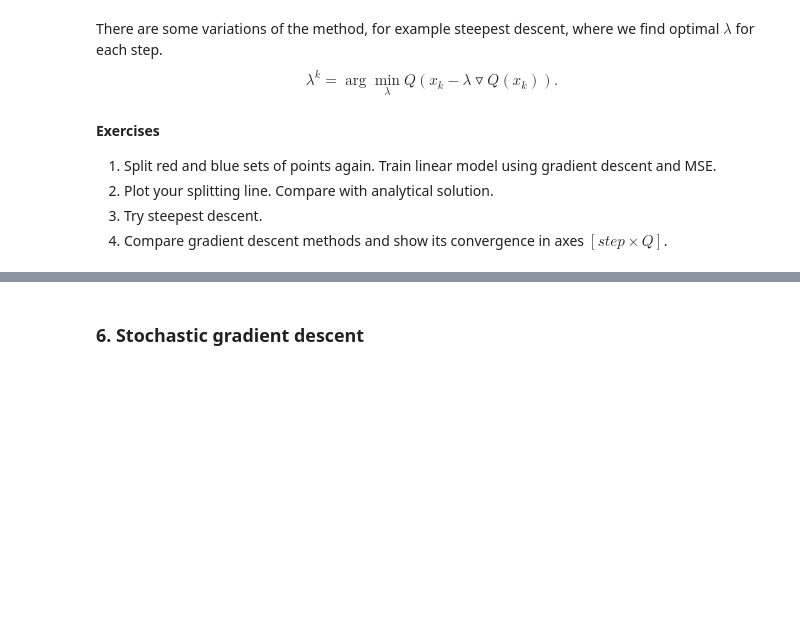
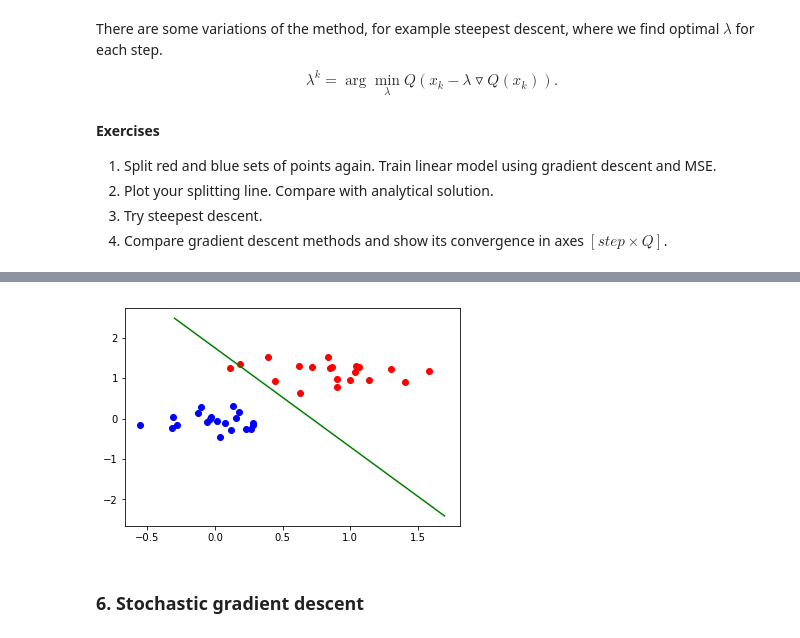
Before and after one commit to ahmados/renju, a Jupyter notebook: lab-1.ipynb, the cells around one changed output, grey strips where cells are left out. Drawn from its saved outputs; the diff is of its cells as text; code cells hidden in the pictures; blank space fills up the shorter version.

```diff
--- a/lab-1.ipynb
+++ b/lab-1.ipynb
@@ -439,3 +459,19 @@ $$\lambda^{k} = \arg\min_{\lambda}Q(x_k - \lambda\triangledown Q(x_k)).$$
+# %%
+ones = np.ones((40, 1))
+normal = np.concatenate((normalred, normalblue), axis=0)
+normal = np.concatenate((normal, ones), axis = 1)
+labels = np.zeros((40, 1))
+for i in range(20):
+    labels[i] = 1
+for i in range(20):
+    labels[20 + i] = -1
+w = np.dot(np.dot(inv(np.dot(np.transpose(normal), normal)), np.transpose(normal)), labels)
+
+x = np.arange(-0.3, 1.8, 0.1)
+plt.plot(xred, yred, 'ro', xblue, yblue, 'bo', x, -(w[1]/w[0]) * x - w[2]/w[0], 'g-')
+plt.show()
+# %% [output]
+[figure, added]
 # %% [markdown]
 ### 6. Stochastic gradient descent
 # %% [markdown]
```
Also changed, not shown: parts of 5 cells of this notebook.
